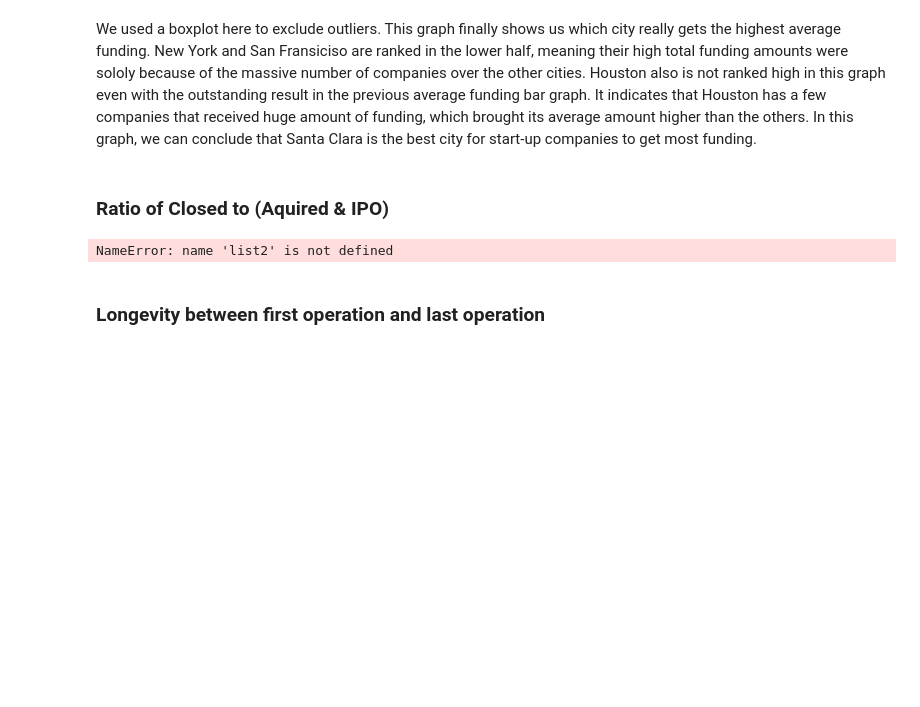
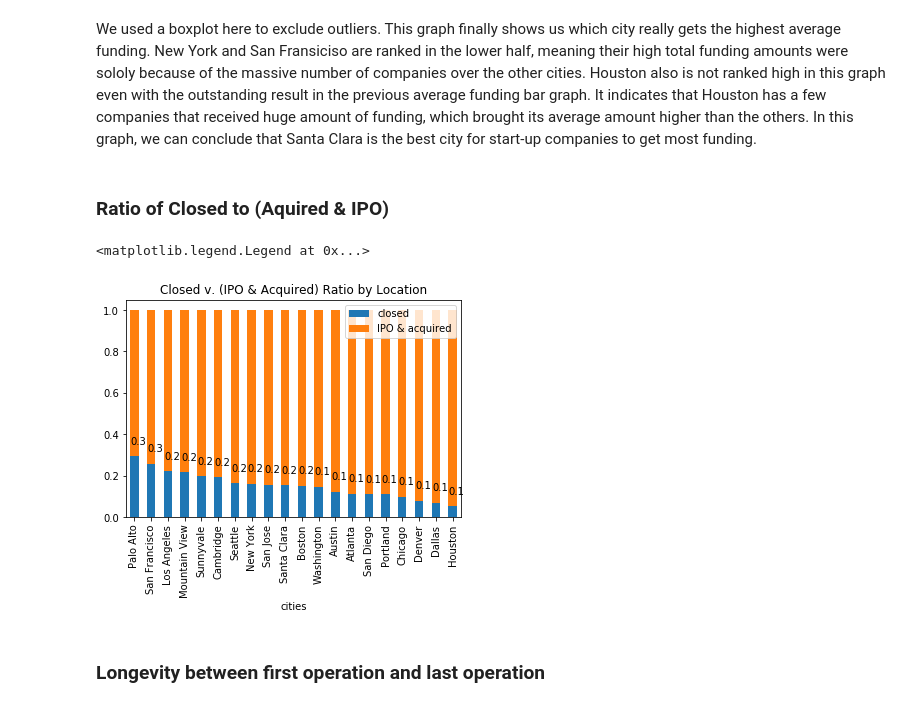
Before and after one commit to mdavis917/COGS108_Repo, a Jupyter notebook: FinalProject.ipynb, the cells around one changed output. Saved outputs shown, nothing was run; the diff lists cells and outputs as text; code cells hidden in the pictures; blank space fills up the shorter version.

```diff
--- a/FinalProject.ipynb
+++ b/FinalProject.ipynb
@@ -277,27 +277,28 @@ for i in range(len(df_loc_rat)):
 # %%
 count=0
 newdict = dict()
-for (x,y) in list2.items():
+for (x,y) in list_cit.items():
     if count < 20:
         sum = cities[x][0]+cities[x][1]
         newdict[x] = [cities[x][0] / sum , cities[x][1] / sum]
     count+=1
 
 newdf2 = pd.DataFrame.from_dict(newdict,orient='index')
 newdf2 = newdf2.sort_values(by=[0],ascending=False)
 newdf2.columns = ['closed', 'IPO & acquired']
 ax = newdf2.plot(kind='bar',stacked=True)
 ax.set_title("Closed v. (IPO & Acquired) Ratio by Location")
 ax.set_xlabel("cities")
 for rec1, label1 in zip(ax.patches,newdf2['closed'].round(1).astype(str)):
     height1 = rec1.get_height()
     ax.text(rec1.get_x() + rec1.get_width() , height1 + .05, label1,
            ha = 'center', va='bottom')
 
 
 plt.legend(loc='upper right')
 # %% [output]
-NameError: name 'list2' is not defined
+<matplotlib.legend.Legend at 0x...>
+[figure, added]
 # %% [markdown]
 ### Longevity between first operation and last operation
 # %% [markdown]
```
Also changed, not shown: parts of 7 cells of this notebook.
